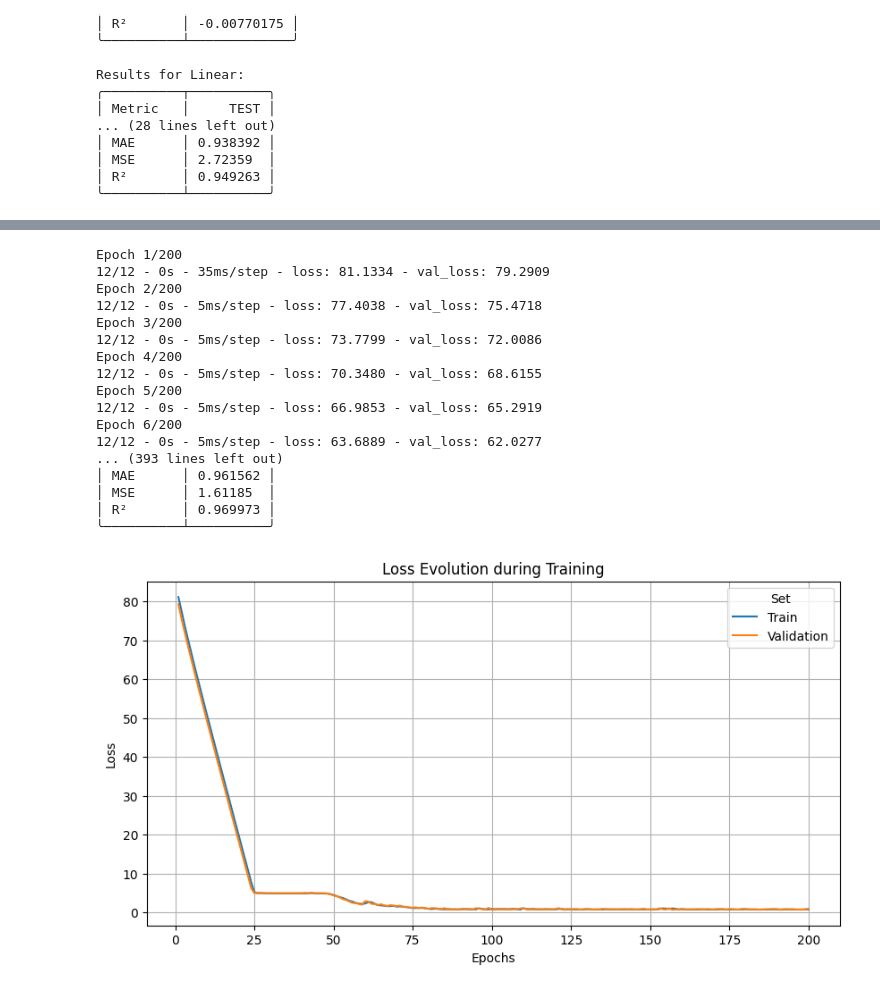
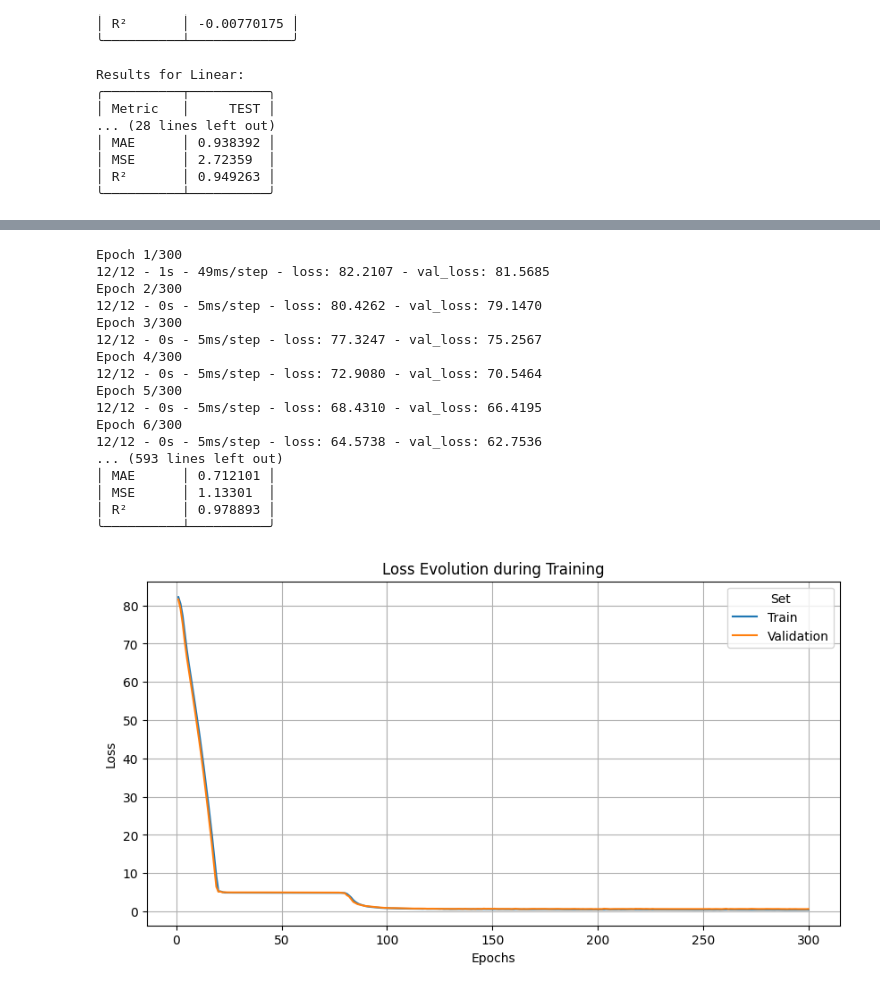
Before and after one commit to UO288511/Inteligentes, a Jupyter notebook: PL4/Lab4.1- Neural Networks (Regression).ipynb, the cells around one changed output, grey strips where cells are left out. Drawn from its saved outputs; the diff is of its cells as text; code cells hidden in the pictures.

```diff
--- a/PL4/Lab4.1- Neural Networks (Regression).ipynb
+++ b/PL4/Lab4.1- Neural Networks (Regression).ipynb
@@ -839,46 +838,48 @@ Epoch 6/200
 # %%
 def neural_network_two(learning_rate):
 
     # Create and compile the model
     model = Sequential()
     model.add(Input(shape=(5,)))
-    model.add(Dense(4, activation='tanh', name='hidden_layer_1'))
-    model.add(Dense(4, activation='tanh', name='hidden_layer_2'))
+    model.add(Dense(256, activation='relu', name='hidden_layer_1'))
+    model.add(Dense(128, activation='relu', name='hidden_layer_2'))
+    model.add(Dense(64, activation='tanh', name='hidden_layer_3'))
+    model.add(Dense(32, activation='relu', name='hidden_layer_4'))
     model.add(Dense(1, name='output_layer'))
 
     # Compile the model
     optimizer = Adam(learning_rate=learning_rate)
     model.compile(loss='mean_absolute_error', optimizer=optimizer)
 
     return model
 
 
-model_2 = neural_network_two(learning_rate=0.05)
-history_2 = model_2.fit(X_train, Y_train, validation_split=0.2, batch_size=64, epochs=200, verbose=2)
+model_2 = neural_network_two(learning_rate=0.0005)
+history_2 = model_2.fit(X_train, Y_train, validation_split=0.2, batch_size=64, epochs=300, verbose=2)
 
 preds_test_2 = model_2.predict(X_test)
 
 
-evaluate_model(Y_test, preds_test_2, 'Neural Network 2')
+evaluate_model(Y_test, preds_test_2, 'Neural Network 2 Non Hidden')
 
 
 plot_loss_history(history_2)
 # %% [output]
-Epoch 1/200
-12/12 - 0s - 35ms/step - loss: 81.1334 - val_loss: 79.2909
-Epoch 2/200
-12/12 - 0s - 5ms/step - loss: 77.4038 - val_loss: 75.4718
-Epoch 3/200
-12/12 - 0s - 5ms/step - loss: 73.7799 - val_loss: 72.0086
-Epoch 4/200
-12/12 - 0s - 5ms/step - loss: 70.3480 - val_loss: 68.6155
-Epoch 5/200
-12/12 - 0s - 5ms/step - loss: 66.9853 - val_loss: 65.2919
-Epoch 6/200
-12/12 - 0s - 5ms/step - loss: 63.6889 - val_loss: 62.0277
-... (393 lines left out)
-│ MAE      │ 0.961562 │
-│ MSE      │ 1.61185  │
-│ R²       │ 0.969973 │
+Epoch 1/300
+12/12 - 1s - 49ms/step - loss: 82.2107 - val_loss: 81.5685
+Epoch 2/300
+12/12 - 0s - 5ms/step - loss: 80.4262 - val_loss: 79.1470
+Epoch 3/300
+12/12 - 0s - 5ms/step - loss: 77.3247 - val_loss: 75.2567
+Epoch 4/300
+12/12 - 0s - 5ms/step - loss: 72.9080 - val_loss: 70.5464
+Epoch 5/300
+12/12 - 0s - 5ms/step - loss: 68.4310 - val_loss: 66.4195
+Epoch 6/300
+12/12 - 0s - 5ms/step - loss: 64.5738 - val_loss: 62.7536
+... (593 lines left out)
+│ MAE      │ 0.712101 │
+│ MSE      │ 1.13301  │
+│ R²       │ 0.978893 │
 ╰──────────┴──────────╯
-[figure, old version]
+[figure, new version]
```
Also changed, not shown: parts of 8 cells of this notebook.
